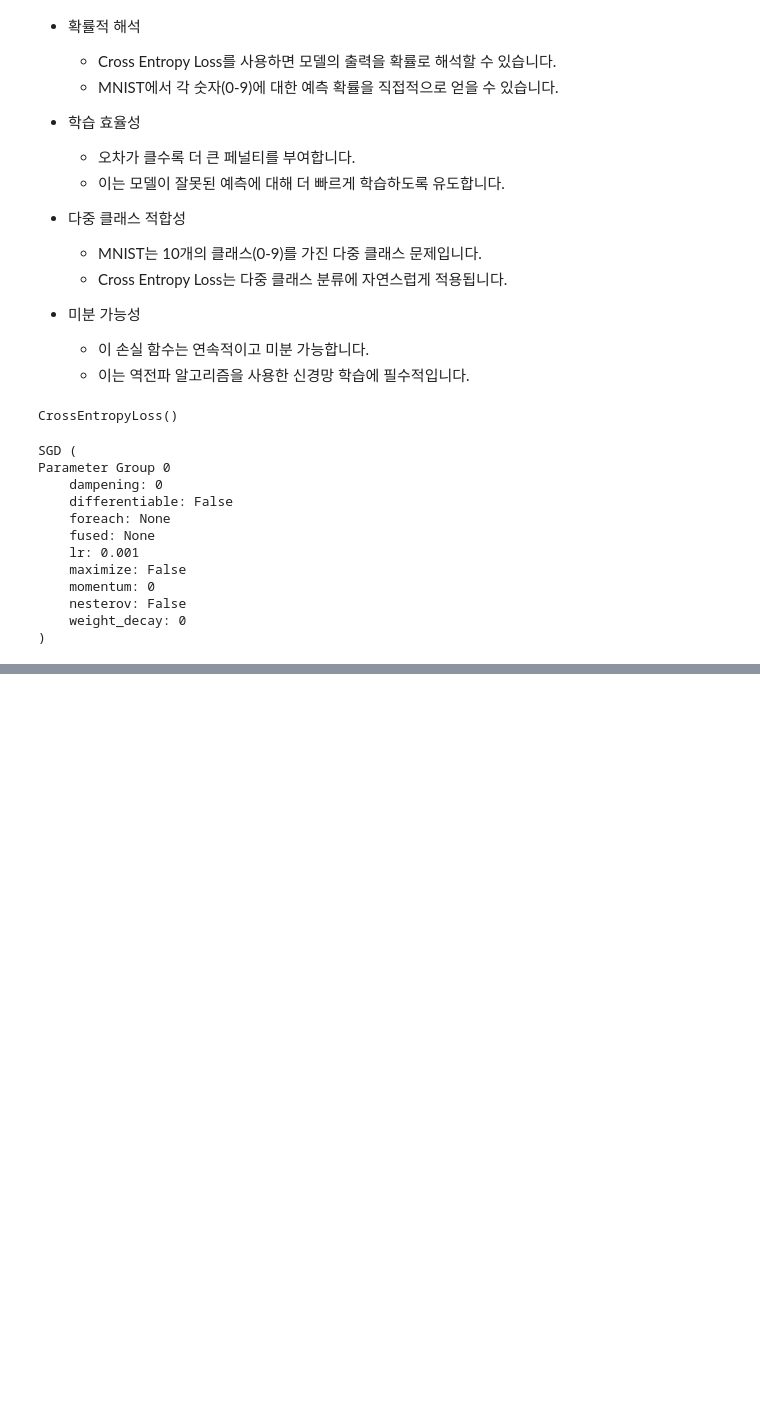
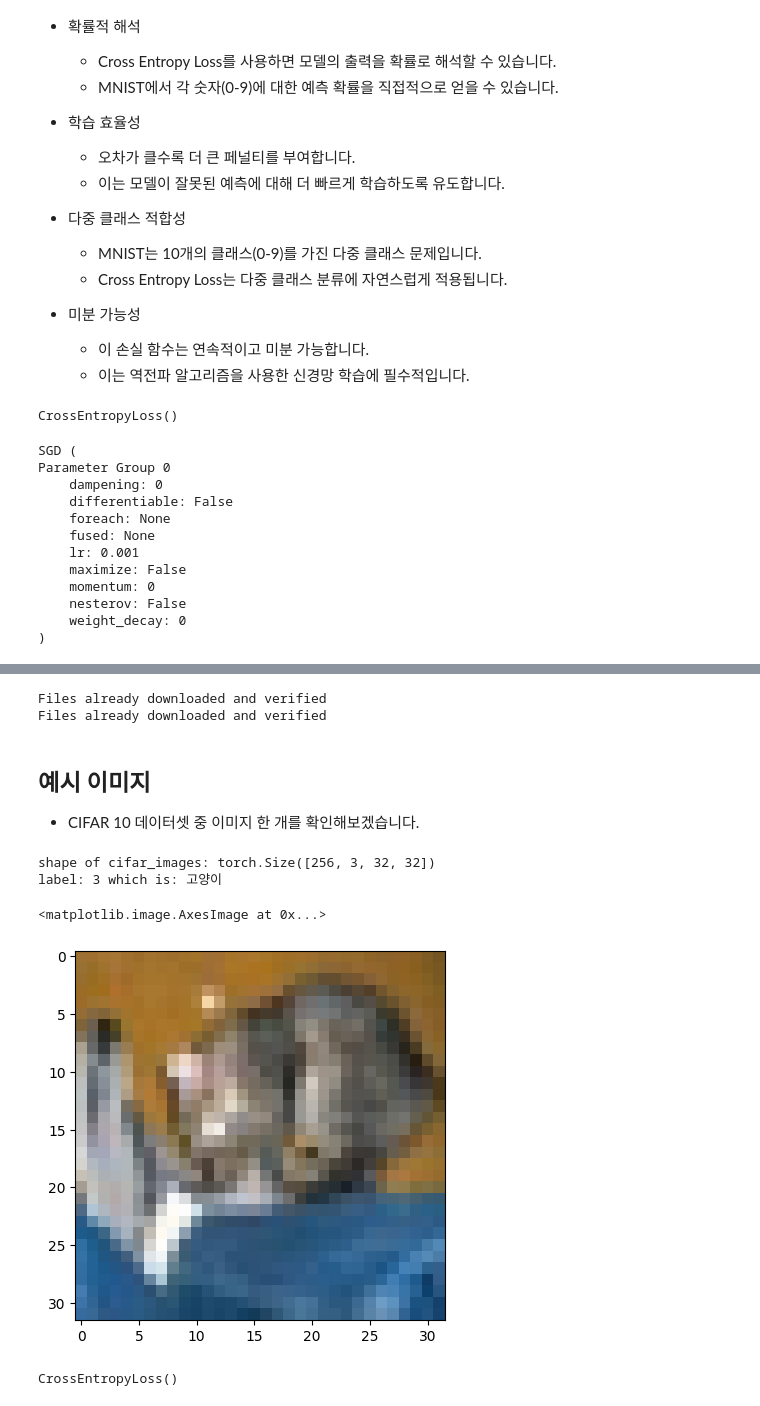
Before and after one commit to yuiyeong/deeplearning, a Jupyter notebook: presentation01/exercise.ipynb, the cells around one changed output, grey strips where cells are left out. Saved outputs shown, nothing was run; the diff lists cells and outputs as text; code cells hidden in the pictures; blank space fills up the shorter version.

```diff
--- a/presentation01/exercise.ipynb
+++ b/presentation01/exercise.ipynb
@@ -263,0 +276,45 @@ plt.show()
+# %%
+CIFAR_BATCH_SIZE = 256
+CIFAR_NUM_EPOCHS = 50
+CIFAR_LEARNING_RATE = 0.001
+# %%
+transform = transforms.ToTensor()
+
+cifar_train_set = torchvision.datasets.CIFAR10(
+    root=DIR_ROOT_DATA, train=True, download=True, transform=transform
+)
+cifar_train_loader = torch.utils.data.DataLoader(
+    cifar_train_set,
+    batch_size=CIFAR_BATCH_SIZE,
+    shuffle=True,
+    num_workers=2,
+    pin_memory=True,
+)
+
+cifar_test_set = torchvision.datasets.CIFAR10(
+    root=DIR_ROOT_DATA, train=False, download=True, transform=transform
+)
+cifar_test_loader = torch.utils.data.DataLoader(
+    cifar_test_set, batch_size=CIFAR_BATCH_SIZE, shuffle=False
+)
+# %% [output]
+Files already downloaded and verified
+Files already downloaded and verified
+# %% [markdown]
+## 예시 이미지
+- CIFAR 10 데이터셋 중 이미지 한 개를 확인해보겠습니다.
+# %%
+# 레이블에 해당하는 종류를 글자로 바꿀 수 있도록 tuple 을 준비
+names = ("비행기", "자동차", "새", "고양이", "사슴", "개", "개구리", "말", "배", "트럭")
+
+cifar_images, cifar_labels = next(iter(cifar_test_loader))
+
+print("shape of cifar_images:", cifar_images.shape)
+
+print("label:", cifar_labels[0].item(), "which is:", names[cifar_labels[0].item()])
+plt.imshow(transforms.ToPILImage()(cifar_images[0]))
+# %% [output]
+shape of cifar_images: torch.Size([256, 3, 32, 32])
+label: 3 which is: 고양이
+<matplotlib.image.AxesImage at 0x...>
+[figure, added]
@@ -263,0 +354,5 @@ plt.show()
+# %%
+cifar_criterion = nn.CrossEntropyLoss()
+cifar_criterion
+# %% [output]
+CrossEntropyLoss()
```
Also changed, not shown: parts of 28 cells of this notebook.
